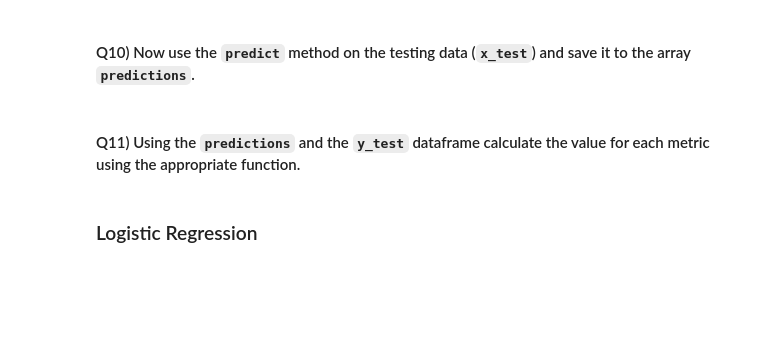
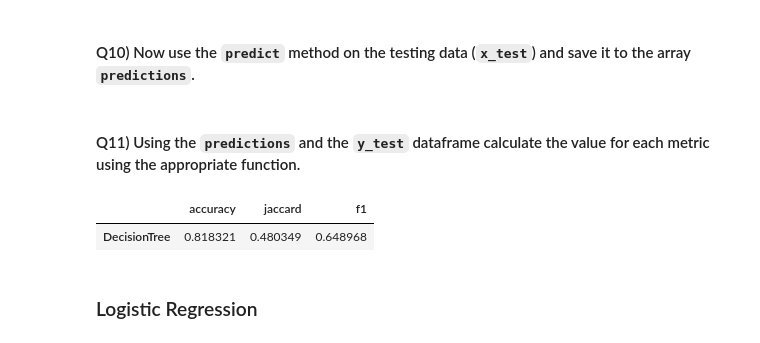
Before and after one commit to Immortal-Pi/IBMdatascience, a Jupyter notebook: ML/AustralianRain.ipynb, the cells around one changed output. Cells and saved outputs as stored; diff of their text form; code cells hidden in the pictures; blank space fills up the shorter version.

```diff
--- a/ML/AustralianRain.ipynb
+++ b/ML/AustralianRain.ipynb
@@ -174,4 +174,5 @@ Report
 # %% [markdown]
 #### Q9) Create and train a Decision Tree model called Tree using the training data (`x_train`, `y_train`).
 # %%
-tree=DecisionTreeClassifier(criterion=)
+tree=DecisionTreeClassifier(criterion='entropy',max_depth=4)
+tree.fit(xtrain,ytrain)
@@ -178,7 +181,18 @@ tree=DecisionTreeClassifier(criterion=)
 # %% [markdown]
 #### Q10) Now use the `predict` method on the testing data (`x_test`) and save it to the array `predictions`.
+# %%
+predictions=tree.predict(xtest)
 # %% [markdown]
 #### Q11) Using the `predictions` and the `y_test` dataframe calculate the value for each metric using the appropriate function.
+# %%
+tree_accuracy=metrics.accuracy_score(ytest,predictions)
+tree_jaccardindex=metrics.jaccard_score(ytest,predictions)
+tree_f1_score=f1_score(ytest,predictions)
+Report3 = pd.DataFrame({'accuracy':tree_accuracy,'jaccard':tree_jaccardindex,'f1':tree_f1_score},index=['DecisionTree'])
+Report3
+# %% [output]
+|  | accuracy | jaccard | f1 |
+| DecisionTree | 0.818321 | 0.480349 | 0.648968 |
 # %% [markdown]
 ### Logistic Regression
 # %% [markdown]
```
Also changed, not shown: parts of 11 cells of this notebook, 1 other file.
